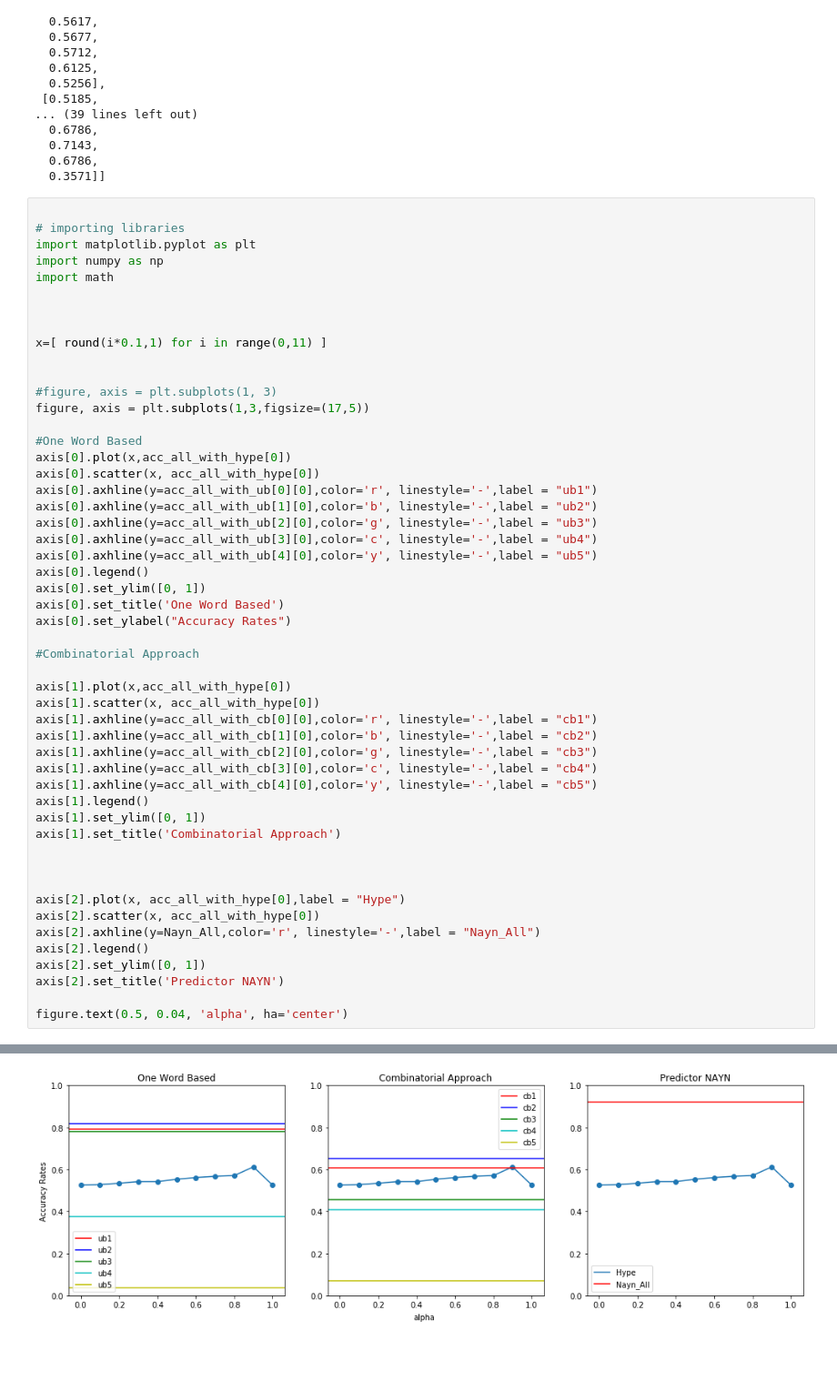
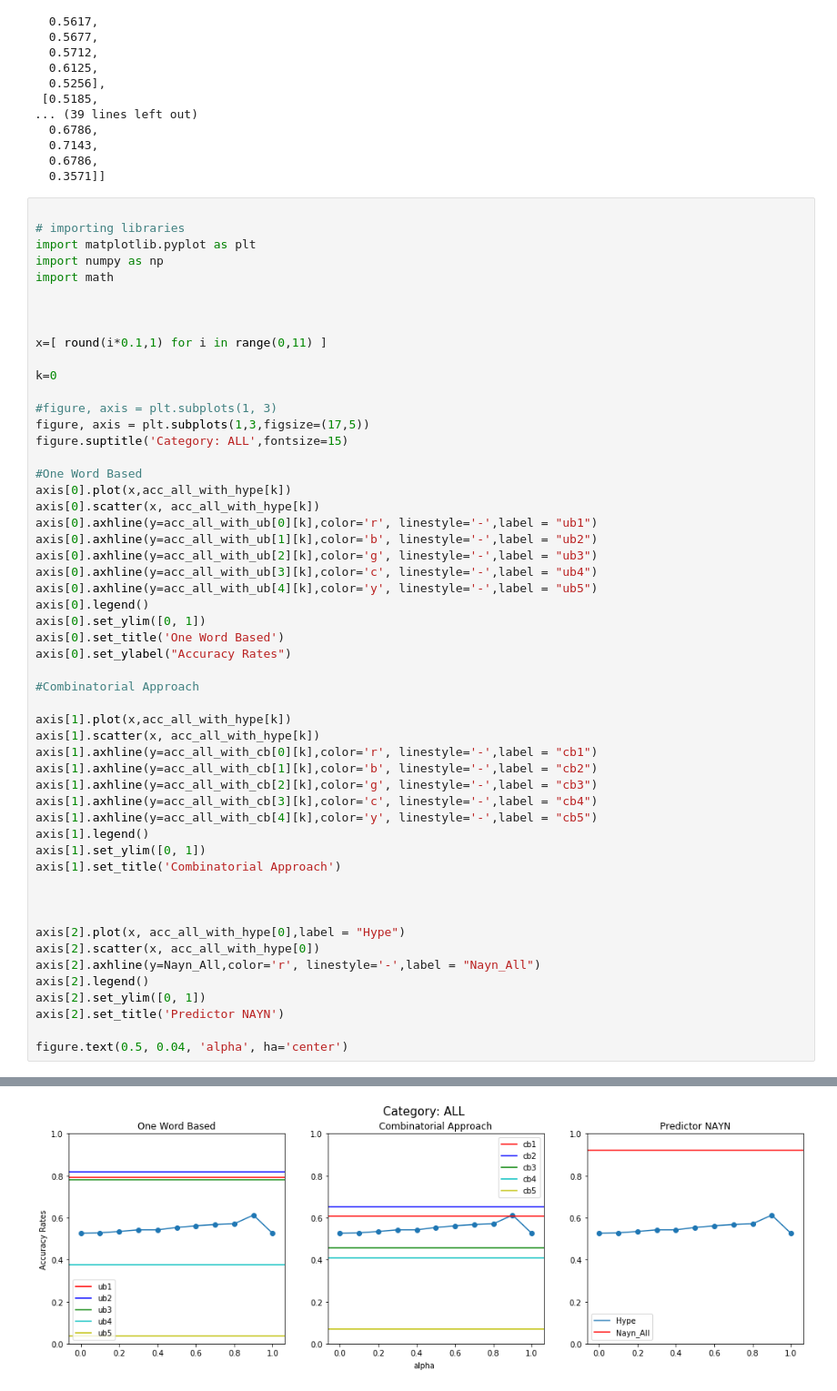
Before and after one commit to matahmet/NAYN-Project, a Jupyter notebook: 4_Some_Advanced_Examinations/Genaral Comparisons For Main Categories/Analysis_ALL.ipynb, the cells around one changed output, grey strips where cells are left out. Shown at 91% size. Cells and saved outputs as stored; diff of their text form; blank space fills up the shorter version.

```diff
--- a/4_Some_Advanced_Examinations/Genaral Comparisons For Main Categories/Analysis_ALL.ipynb
+++ b/4_Some_Advanced_Examinations/Genaral Comparisons For Main Categories/Analysis_ALL.ipynb
@@ -171,46 +171,48 @@ import math
 
 x=[ round(i*0.1,1) for i in range(0,11) ]
 
+k=0
 
 #figure, axis = plt.subplots(1, 3)
 figure, axis = plt.subplots(1,3,figsize=(17,5))
+figure.suptitle('Category: ALL',fontsize=15)
 
 #One Word Based
-axis[0].plot(x,acc_all_with_hype[0])
-axis[0].scatter(x, acc_all_with_hype[0])
-axis[0].axhline(y=acc_all_with_ub[0][0],color='r', linestyle='-',label = "ub1")
-axis[0].axhline(y=acc_all_with_ub[1][0],color='b', linestyle='-',label = "ub2")
-axis[0].axhline(y=acc_all_with_ub[2][0],color='g', linestyle='-',label = "ub3")
-axis[0].axhline(y=acc_all_with_ub[3][0],color='c', linestyle='-',label = "ub4")
-axis[0].axhline(y=acc_all_with_ub[4][0],color='y', linestyle='-',label = "ub5")
+axis[0].plot(x,acc_all_with_hype[k])
+axis[0].scatter(x, acc_all_with_hype[k])
+axis[0].axhline(y=acc_all_with_ub[0][k],color='r', linestyle='-',label = "ub1")
+axis[0].axhline(y=acc_all_with_ub[1][k],color='b', linestyle='-',label = "ub2")
+axis[0].axhline(y=acc_all_with_ub[2][k],color='g', linestyle='-',label = "ub3")
+axis[0].axhline(y=acc_all_with_ub[3][k],color='c', linestyle='-',label = "ub4")
+axis[0].axhline(y=acc_all_with_ub[4][k],color='y', linestyle='-',label = "ub5")
 axis[0].legend()
 axis[0].set_ylim([0, 1])
 axis[0].set_title('One Word Based')
 axis[0].set_ylabel("Accuracy Rates")
 
 #Combinatorial Approach
 
-axis[1].plot(x,acc_all_with_hype[0])
-axis[1].scatter(x, acc_all_with_hype[0])
-axis[1].axhline(y=acc_all_with_cb[0][0],color='r', linestyle='-',label = "cb1")
-axis[1].axhline(y=acc_all_with_cb[1][0],color='b', linestyle='-',label = "cb2")
-axis[1].axhline(y=acc_all_with_cb[2][0],color='g', linestyle='-',label = "cb3")
-axis[1].axhline(y=acc_all_with_cb[3][0],color='c', linestyle='-',label = "cb4")
-axis[1].axhline(y=acc_all_with_cb[4][0],color='y', linestyle='-',label = "cb5")
+axis[1].plot(x,acc_all_with_hype[k])
+axis[1].scatter(x, acc_all_with_hype[k])
+axis[1].axhline(y=acc_all_with_cb[0][k],color='r', linestyle='-',label = "cb1")
+axis[1].axhline(y=acc_all_with_cb[1][k],color='b', linestyle='-',label = "cb2")
+axis[1].axhline(y=acc_all_with_cb[2][k],color='g', linestyle='-',label = "cb3")
+axis[1].axhline(y=acc_all_with_cb[3][k],color='c', linestyle='-',label = "cb4")
+axis[1].axhline(y=acc_all_with_cb[4][k],color='y', linestyle='-',label = "cb5")
 axis[1].legend()
 axis[1].set_ylim([0, 1])
 axis[1].set_title('Combinatorial Approach')
 
 
 
 axis[2].plot(x, acc_all_with_hype[0],label = "Hype")
 axis[2].scatter(x, acc_all_with_hype[0])
 axis[2].axhline(y=Nayn_All,color='r', linestyle='-',label = "Nayn_All")
 axis[2].legend()
 axis[2].set_ylim([0, 1])
 axis[2].set_title('Predictor NAYN')
 
 figure.text(0.5, 0.04, 'alpha', ha='center')
 # %% [output]
 Text(0.5, 0.04, 'alpha')
-[figure, old version]
+[figure, new version]
```
Also changed, not shown: parts of 4 cells of this notebook.
